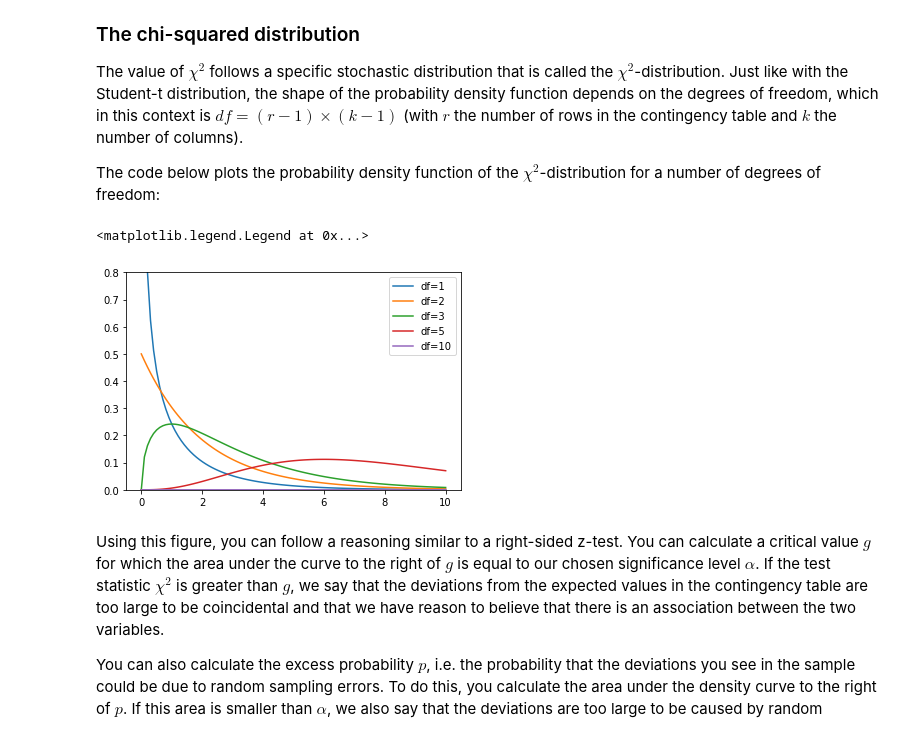
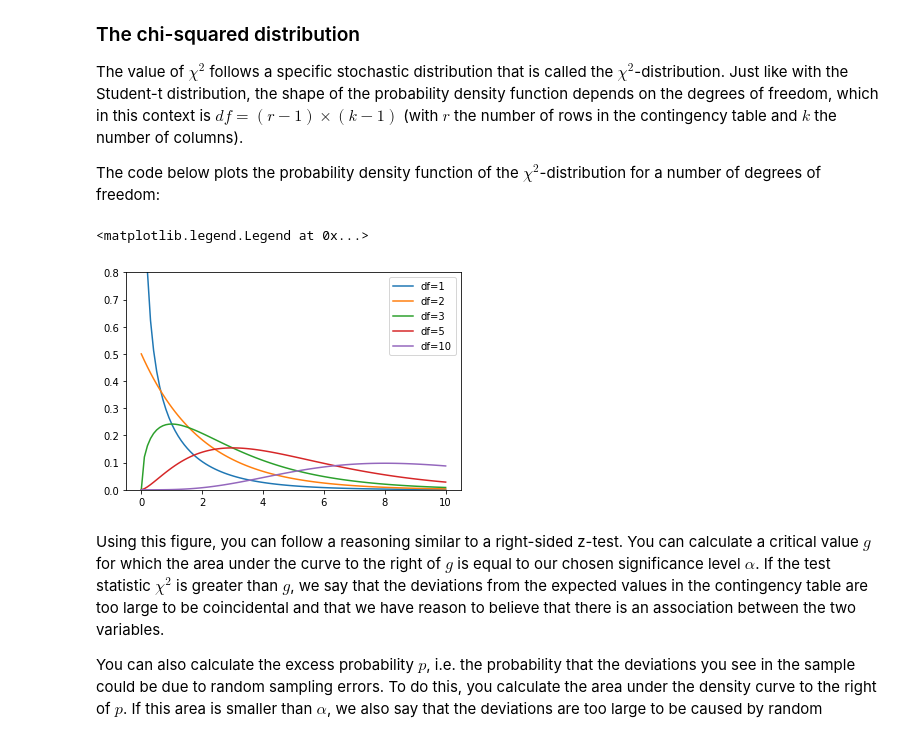
Before and after one commit to HoGentTIN/dsai-labs, a Jupyter notebook: 4-bivariate-qual/demo-chi-squared.ipynb, the cells around one changed output. Drawn from its saved outputs; the diff is of its cells as text; code cells hidden in the pictures.

Commit message:
[FIX] error in chi-squared dist plot; URL to dataset; remove TODOs

```diff
--- a/4-bivariate-qual/demo-chi-squared.ipynb
+++ b/4-bivariate-qual/demo-chi-squared.ipynb
@@ -216,17 +215,17 @@ The code below plots the probability density function of the $\chi^2$-distributi
 # %%
 # Plot of the chi-squared distribution for different degrees of freedom
 x = np.linspace(0, 10, num=100)
 fig, tplot = plt.subplots(1, 1)
 tplot.set_ylim([0, 0.8])
 tplot.plot(x, stats.chi2.pdf(x, 1), label="df=1")
 tplot.plot(x, stats.chi2.pdf(x, 2), label="df=2")
 tplot.plot(x, stats.chi2.pdf(x, 3), label="df=3")
-tplot.plot(x, stats.chi2.pdf(x, 8), label="df=5")
-tplot.plot(x, stats.chi2.pdf(x, 30), label="df=10")
+tplot.plot(x, stats.chi2.pdf(x, 5), label="df=5")
+tplot.plot(x, stats.chi2.pdf(x, 10), label="df=10")
 tplot.legend(loc='best')
 # %% [output]
 <matplotlib.legend.Legend at 0x...>
-[figure, old version]
+[figure, new version]
 # %% [markdown]
 Using this figure, you can follow a reasoning similar to a right-sided z-test. You can calculate a critical value $g$ for which the area under the curve to the right of $g$ is equal to our chosen significance level $\alpha$. If the test statistic $\chi^2$ is greater than $g$, we say that the deviations from the expected values in the contingency table are too large to be coincidental and that we have reason to believe that there is an association between the two variables.
 
```
Also changed, not shown: parts of 3 cells of this notebook.
